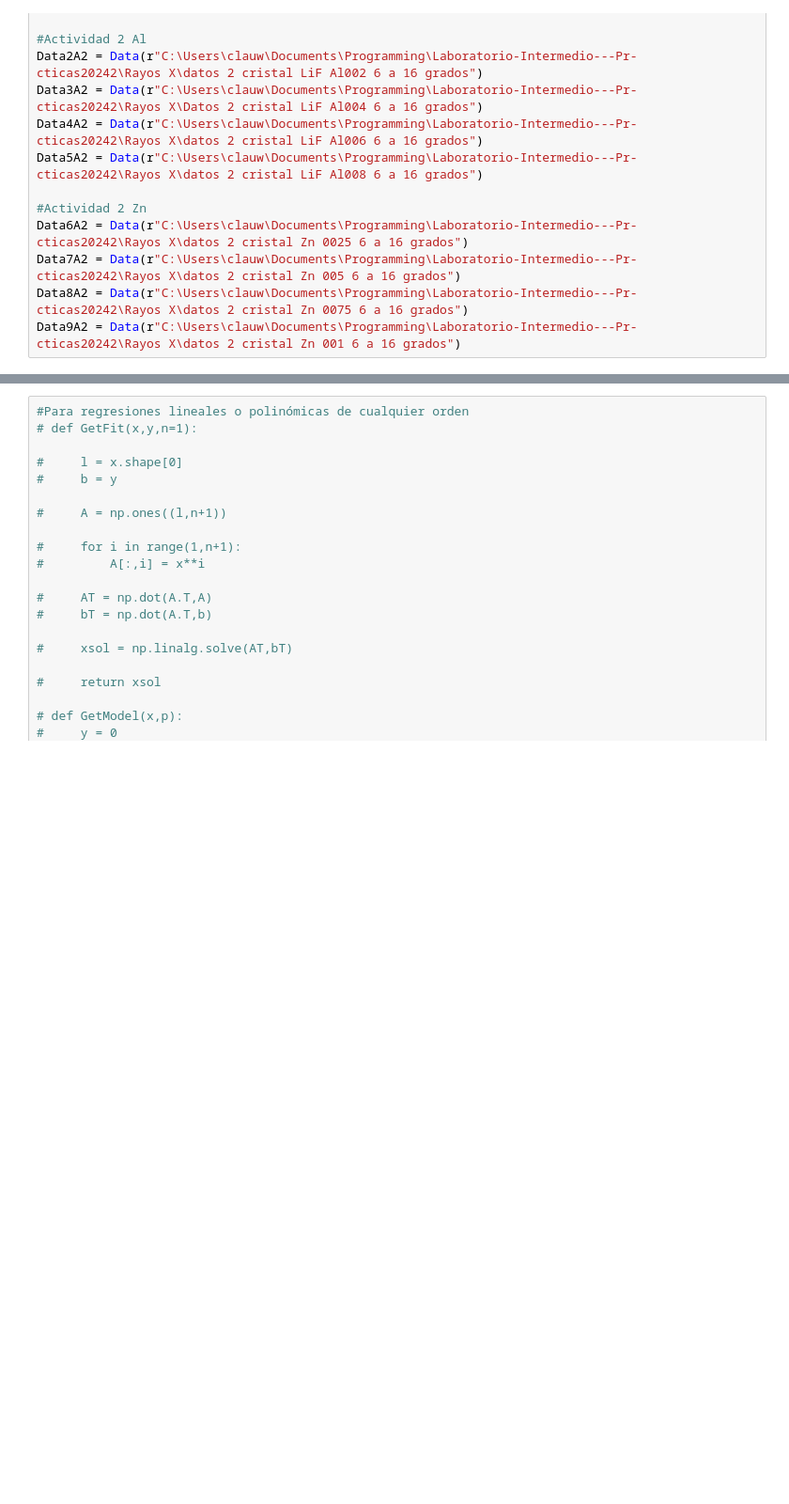
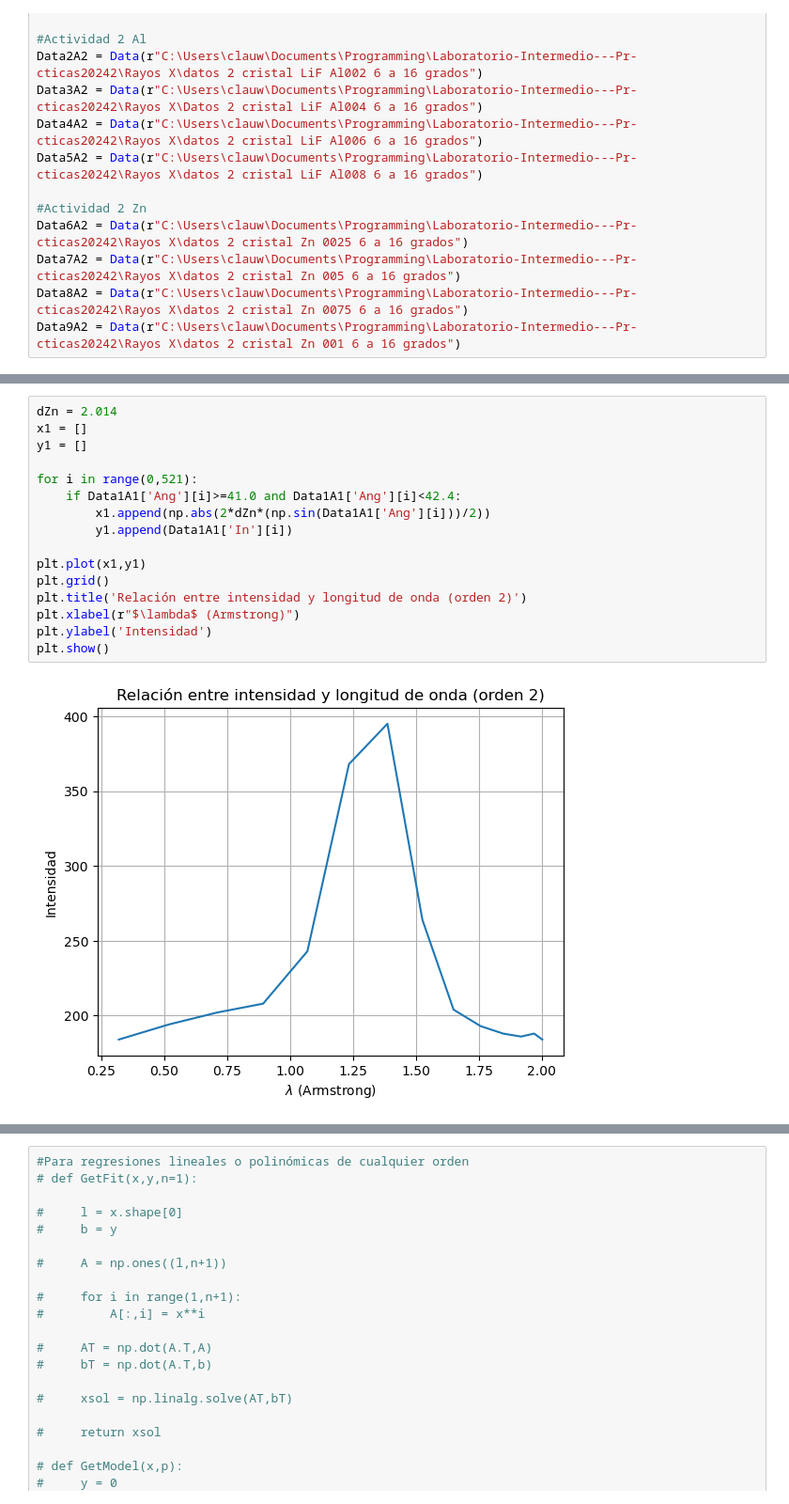
Before and after one commit to ccuellarn/Laboratorio-Intermedio---Pr-cticas20242, a Jupyter notebook: Rayos X/Rayos X.ipynb, the cells around one changed output, grey strips where cells are left out. Shown at 94% size. Drawn from its saved outputs; the diff is of its cells as text; blank space fills up the shorter version.

```diff
--- a/Rayos X/Rayos X.ipynb
+++ b/Rayos X/Rayos X.ipynb
@@ -58,0 +73,18 @@ out.plot()
+# %%
+dZn = 2.014
+x1 = []
+y1 = []
+
+for i in range(0,521):
+    if Data1A1['Ang'][i]>=41.0 and Data1A1['Ang'][i]<42.4:
+        x1.append(np.abs(2*dZn*(np.sin(Data1A1['Ang'][i]))/2))
+        y1.append(Data1A1['In'][i])
+
+plt.plot(x1,y1)
+plt.grid()
+plt.title('Relación entre intensidad y longitud de onda (orden 2)')
+plt.xlabel(r"$\lambda$ (Armstrong)")
+plt.ylabel('Intensidad')
+plt.show()
+# %% [output]
+[figure, added]
```
Also changed, not shown: parts of 6 cells of this notebook.
